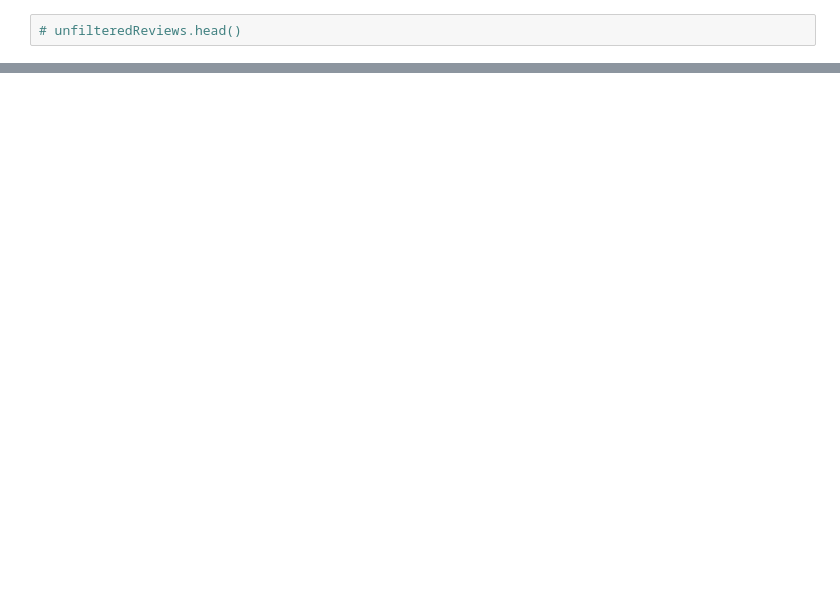
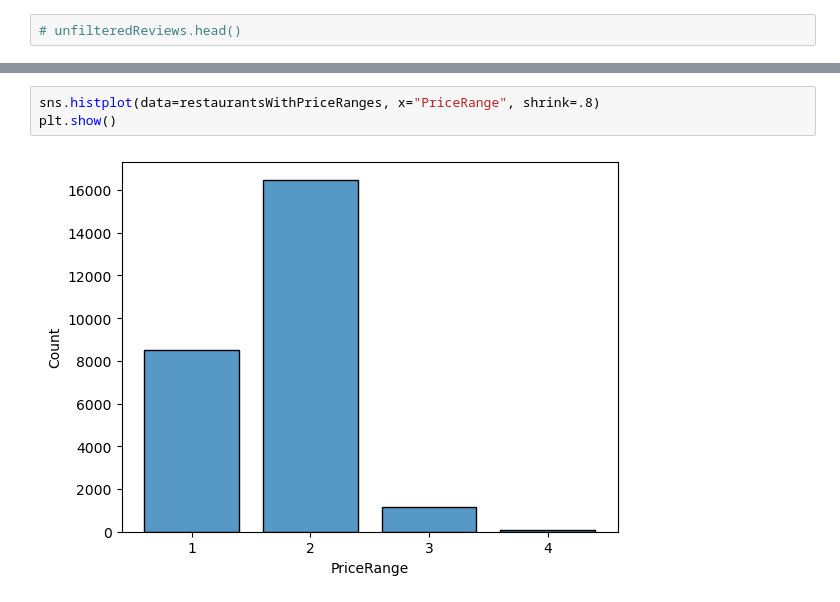
Before and after one commit to uic-cs418/group-project-better-late-than-never, a Jupyter notebook: InitialExploration.ipynb, the cells around one changed output, grey strips where cells are left out. Cells and saved outputs as stored; diff of their text form; blank space fills up the shorter version.

```diff
--- a/InitialExploration.ipynb
+++ b/InitialExploration.ipynb
@@ -58,0 +144,5 @@ droppedAttributes.dropna(subset="attributes")
+# %%
+sns.histplot(data=restaurantsWithPriceRanges, x="PriceRange", shrink=.8)
+plt.show()
+# %% [output]
+[figure, added]
```
Also changed, not shown: parts of 13 cells of this notebook, 2 other files.
